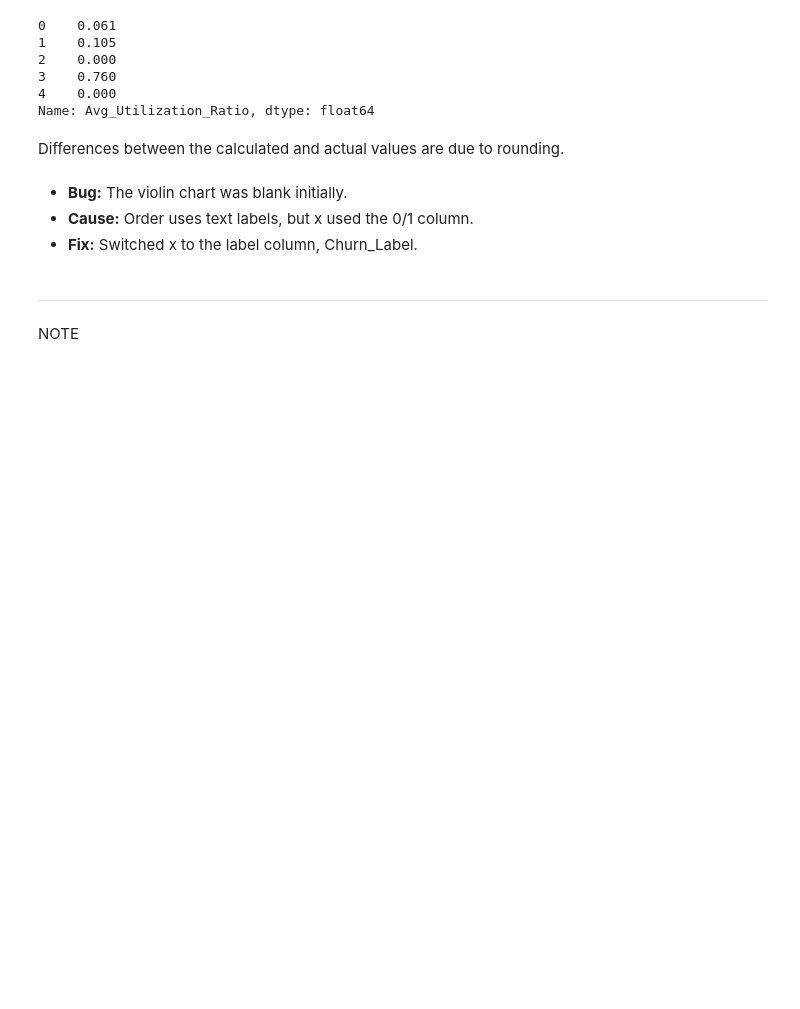
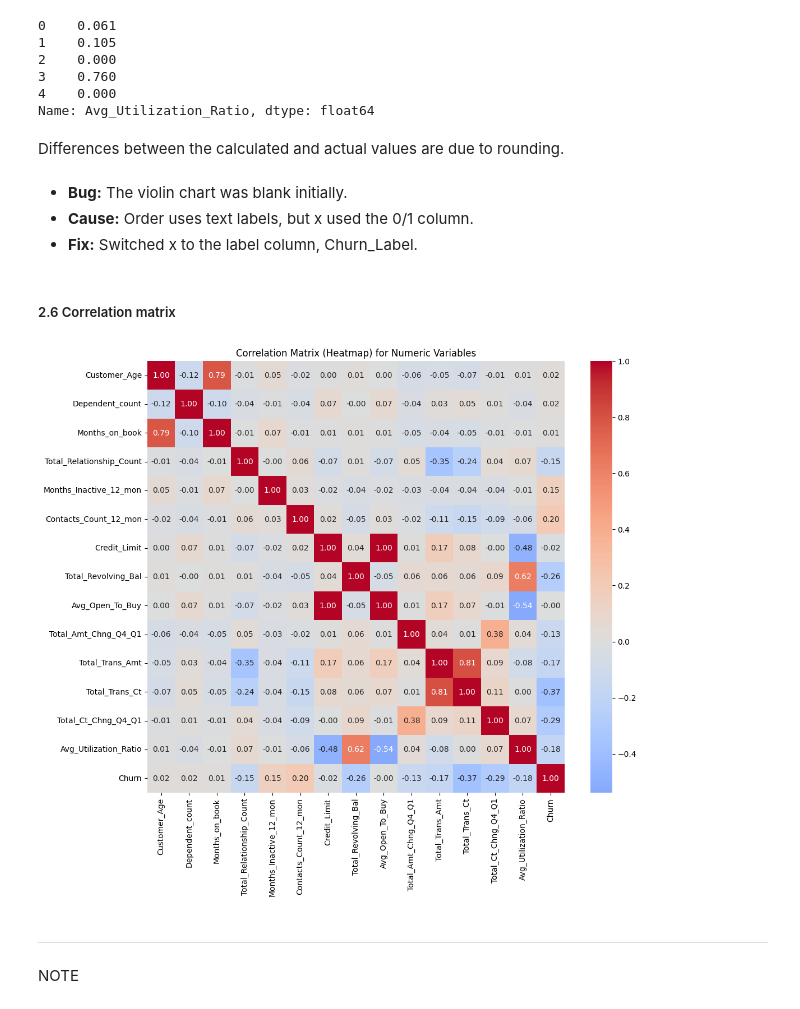
Before and after one commit to ImaginationDeadImagine/capstone-1-credit-card-customers, a Jupyter notebook: jupyter_notebooks/02_analysis.ipynb, the cells around one changed output. Drawn from its saved outputs; the diff is of its cells as text; code cells hidden in the pictures; blank space fills up the shorter version.

Commit message:
Add correlation heatmap (markdown to follow)

```diff
--- a/jupyter_notebooks/02_analysis.ipynb
+++ b/jupyter_notebooks/02_analysis.ipynb
@@ -381,6 +380,21 @@ Differences between the calculated and actual values are due to rounding.
 - **Bug:**  The violin chart was blank initially.
 - **Cause:**  Order uses text labels, but x used the 0/1 column.
 - **Fix:** Switched x to the label column, Churn_Label.
+# %% [markdown]
+##### 2.6 Correlation matrix
+# %%
+corr_matrix = df.corr(numeric_only=True)
+plt.figure(figsize=(12, 10))   # (width, height) in inches.
+sns.heatmap(corr_matrix,
+            annot=True,
+            fmt='.2f',
+            cmap='coolwarm',
+            center=0,
+            )
+plt.title("Correlation Matrix (Heatmap) for Numeric Variables")
+plt.show()
+# %% [output]
+[figure, added]
 # %% [markdown]
 ---
 # %% [markdown]
```
Also changed, not shown: parts of 2 cells of this notebook.
